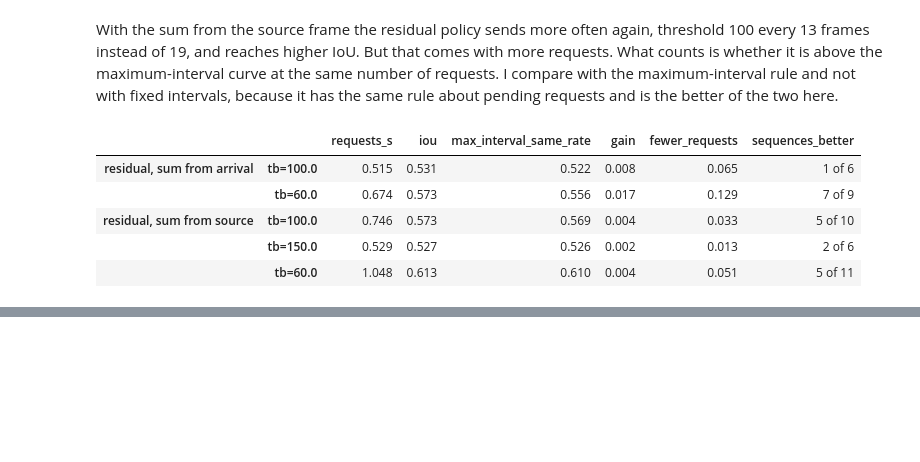
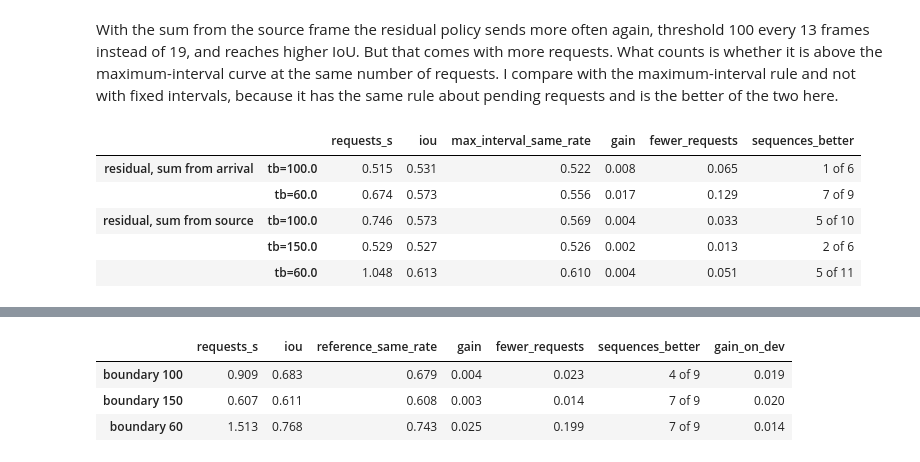
Before and after one commit to NickPoint/adaptive-mask-refresh, a Jupyter notebook: policy.ipynb, the cells around one changed output, grey strips where cells are left out. Saved outputs shown, nothing was run; the diff lists cells and outputs as text; code cells hidden in the pictures; blank space fills up the shorter version.

```diff
--- a/policy.ipynb
+++ b/policy.ipynb
@@ -571,0 +641,34 @@ So on this link the residual signal adds almost nothing. A mask is already 7 fra
+# %%
+def compare_with(curve_frames, test_frames):
+    curve = curve_frames.groupby("params").apply(network_summary, include_groups=False)
+    curve_seq = curve_frames.groupby(["params", "seq"]).apply(network_summary, include_groups=False)
+    rows = {}
+    for params, frames in test_frames.groupby("params"):
+        row = network_summary(frames)
+        better = compared = 0
+        for seq, seq_frames in frames.groupby("seq"):
+            own = network_summary(seq_frames)
+            reference = curve_seq.xs(seq, level="seq")
+            if reference["requests_s"].min() < own["requests_s"] < reference["requests_s"].max():
+                compared += 1
+                better += own["iou"] > fixed_iou_at(own["requests_s"], reference)
+        same_rate = fixed_iou_at(row["requests_s"], curve)
+        rows[params.replace("K=30,tb=", "boundary ").replace(".0", "")] = {
+            "requests_s": row["requests_s"],
+            "iou": row["iou"],
+            "reference_same_rate": same_rate,
+            "gain": row["iou"] - same_rate,
+            "fewer_requests": 1 - row["requests_s"] / fixed_rate_for(row["iou"], curve),
+            "sequences_better": f"{better} of {compared}",
+        }
+    return pd.DataFrame(rows).T.astype({key: float for key in ["requests_s", "iou", "reference_same_rate", "gain", "fewer_requests"]})
+
+heldout_fast_gain = compare_with(heldout_fast[heldout_fast["policy"] == "fixed"], heldout_fast[heldout_fast["policy"] == "residual"])
+dev_fast_gain = compare_with(runs[runs["group"] == "fixed"], runs[runs["group"] == "boundary"])
+heldout_fast_gain["gain_on_dev"] = dev_fast_gain["gain"]
+heldout_fast_gain.round(3)
+# %% [output]
+|  | requests_s | iou | reference_same_rate | gain | fewer_requests | sequences_better | gain_on_dev |
+| boundary 100 | 0.909 | 0.683 | 0.679 | 0.004 | 0.023 | 4 of 9 | 0.019 |
+| boundary 150 | 0.607 | 0.611 | 0.608 | 0.003 | 0.014 | 7 of 9 | 0.020 |
+| boundary 60 | 1.513 | 0.768 | 0.743 | 0.025 | 0.199 | 7 of 9 | 0.014 |
```
Also changed, not shown: parts of 10 cells of this notebook, 10 other files.
